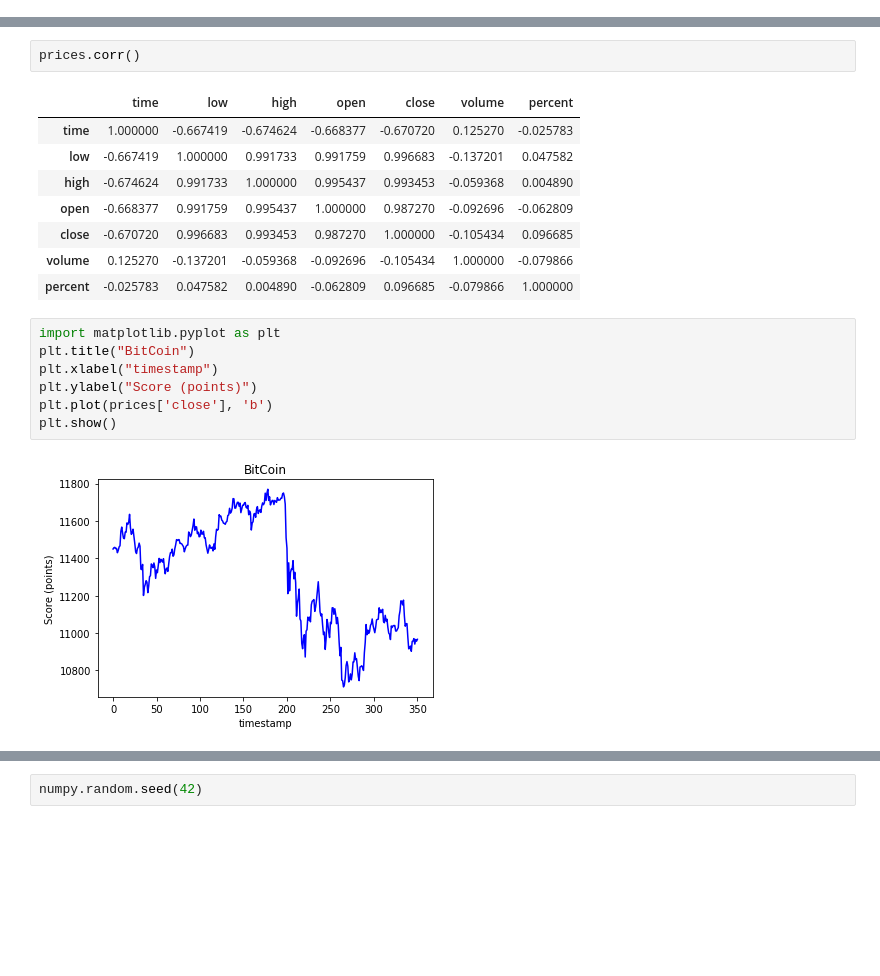
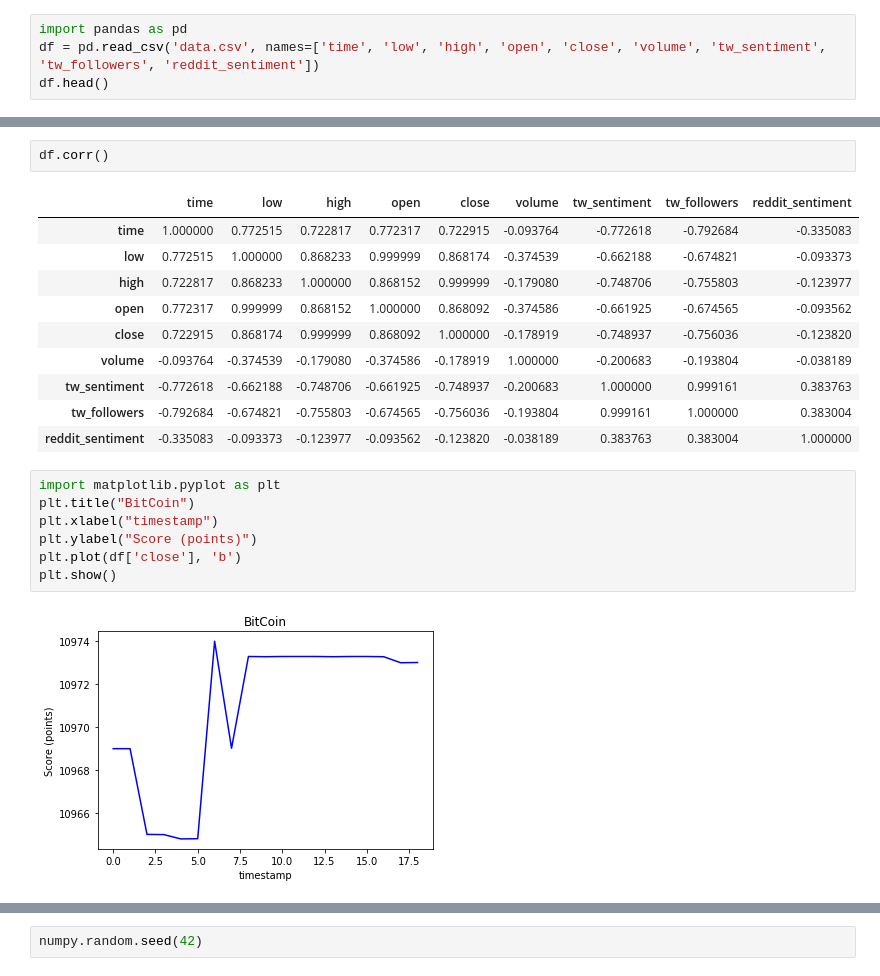
Before and after one commit to scristofari/bitcoin-challenge, a Jupyter notebook: BitCoin Challenge.ipynb, the cells around one changed output, grey strips where cells are left out. Saved outputs shown, nothing was run; the diff lists cells and outputs as text; blank space fills up the shorter version.

```diff
--- a/BitCoin Challenge.ipynb
+++ b/BitCoin Challenge.ipynb
@@ -11,0 +1,4 @@ prices.head()
+# %%
+import pandas as pd
+df = pd.read_csv('data.csv', names=['time', 'low', 'high', 'open', 'close', 'volume', 'tw_sentiment', 'tw_followers', 'reddit_sentiment'])
+df.head()
@@ -24,20 +24,22 @@ prices.describe()
 # %%
-prices.corr()
+df.corr()
 # %% [output]
-|  | time | low | high | open | close | volume | percent |
-| time | 1.000000 | -0.667419 | -0.674624 | -0.668377 | -0.670720 | 0.125270 | -0.025783 |
-| low | -0.667419 | 1.000000 | 0.991733 | 0.991759 | 0.996683 | -0.137201 | 0.047582 |
-| high | -0.674624 | 0.991733 | 1.000000 | 0.995437 | 0.993453 | -0.059368 | 0.004890 |
-| open | -0.668377 | 0.991759 | 0.995437 | 1.000000 | 0.987270 | -0.092696 | -0.062809 |
-| close | -0.670720 | 0.996683 | 0.993453 | 0.987270 | 1.000000 | -0.105434 | 0.096685 |
-| volume | 0.125270 | -0.137201 | -0.059368 | -0.092696 | -0.105434 | 1.000000 | -0.079866 |
-| percent | -0.025783 | 0.047582 | 0.004890 | -0.062809 | 0.096685 | -0.079866 | 1.000000 |
+|  | time | low | high | open | close | volume | tw_sentiment | tw_followers | reddit_sentiment |
+| time | 1.000000 | 0.772515 | 0.722817 | 0.772317 | 0.722915 | -0.093764 | -0.772618 | -0.792684 | -0.335083 |
+| low | 0.772515 | 1.000000 | 0.868233 | 0.999999 | 0.868174 | -0.374539 | -0.662188 | -0.674821 | -0.093373 |
+| high | 0.722817 | 0.868233 | 1.000000 | 0.868152 | 0.999999 | -0.179080 | -0.748706 | -0.755803 | -0.123977 |
+| open | 0.772317 | 0.999999 | 0.868152 | 1.000000 | 0.868092 | -0.374586 | -0.661925 | -0.674565 | -0.093562 |
+| close | 0.722915 | 0.868174 | 0.999999 | 0.868092 | 1.000000 | -0.178919 | -0.748937 | -0.756036 | -0.123820 |
+| volume | -0.093764 | -0.374539 | -0.179080 | -0.374586 | -0.178919 | 1.000000 | -0.200683 | -0.193804 | -0.038189 |
+| tw_sentiment | -0.772618 | -0.662188 | -0.748706 | -0.661925 | -0.748937 | -0.200683 | 1.000000 | 0.999161 | 0.383763 |
+| tw_followers | -0.792684 | -0.674821 | -0.755803 | -0.674565 | -0.756036 | -0.193804 | 0.999161 | 1.000000 | 0.383004 |
+| reddit_sentiment | -0.335083 | -0.093373 | -0.123977 | -0.093562 | -0.123820 | -0.038189 | 0.383763 | 0.383004 | 1.000000 |
 # %%
 import matplotlib.pyplot as plt
 plt.title("BitCoin")
 plt.xlabel("timestamp")
 plt.ylabel("Score (points)")
-plt.plot(prices['close'], 'b')
+plt.plot(df['close'], 'b')
 plt.show()
 # %% [output]
-[figure, old version]
+[figure, new version]
```
Also changed, not shown: parts of 8 cells of this notebook, 2 other files.
